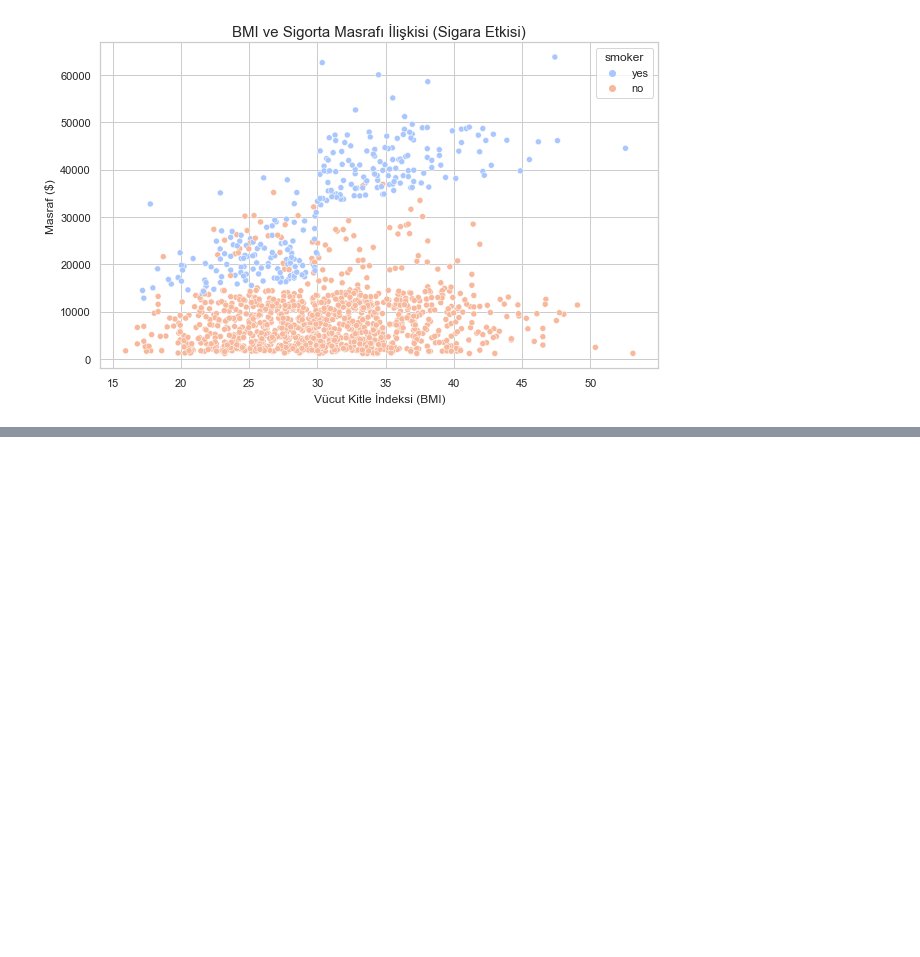
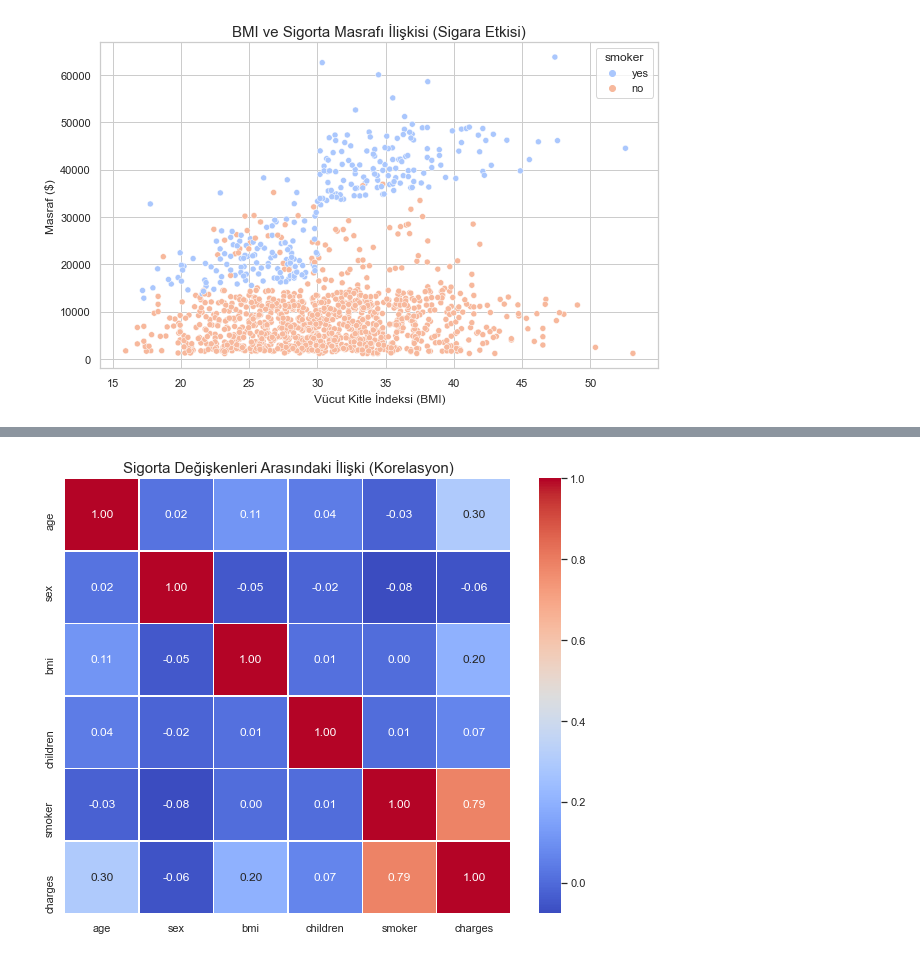
Before and after one commit to firdevsislam/Actuarial-Python-Lab, a Jupyter notebook: insurance_data_analysis.ipynb, the cells around one changed output, grey strips where cells are left out. Cells and saved outputs as stored; diff of their text form; code cells hidden in the pictures; blank space fills up the shorter version.

Commit message:
Add Correlation Heatmap to identify risk factors
Converted categorical data (smoker, sex) to numerical values and plotted a correlation matrix to visualize the impact of smoking on insurance charges.

```diff
--- a/insurance_data_analysis.ipynb
+++ b/insurance_data_analysis.ipynb
@@ -58,3 +58,16 @@ plt.ylabel('Masraf ($)', fontsize=12)
 plt.show()
 # %% [output]
 [figure]
+# %%
+# 7. Veri Ön İşleme: Kategorik Verileri Sayısala Çevirme
+# Makine öğrenmesi ve korelasyon için metinleri (text) sayıya çevirmeliyiz.
+data_encoded = data.copy()
+
+# Sigara içen=1, içmeyen=0
+data_encoded['smoker'] = data_encoded['smoker'].map({'yes': 1, 'no': 0})
+
+# Kadın=1, Erkek=0 (veya tam tersi, sadece ayrım yapmak için)
+data_encoded['sex'] = data_encoded['sex'].map({'female': 1, 'male': 0})
+
+print("Veri sayısallaştırıldı! İlk 5 satır:")
+print(data_encoded.head())
@@ -60,0 +82,13 @@ plt.show()
+# %%
+# 8. Korelasyon Matrisi ve Isı Haritası (Heatmap)
+plt.figure(figsize=(10, 8))
+
+# Korelasyonu hesapla (Sadece sayısal sütunlar arasında)
+corr = data_encoded.corr()
+
+# Isı haritasını çiz
+sns.heatmap(corr, annot=True, cmap='coolwarm', fmt=".2f", linewidths=0.5)
+plt.title('Sigorta Değişkenleri Arasındaki İlişki (Korelasyon)', fontsize=15)
+plt.show()
+# %% [output]
+[figure, added]
```
Also changed, not shown: parts of 1 cell of this notebook.
